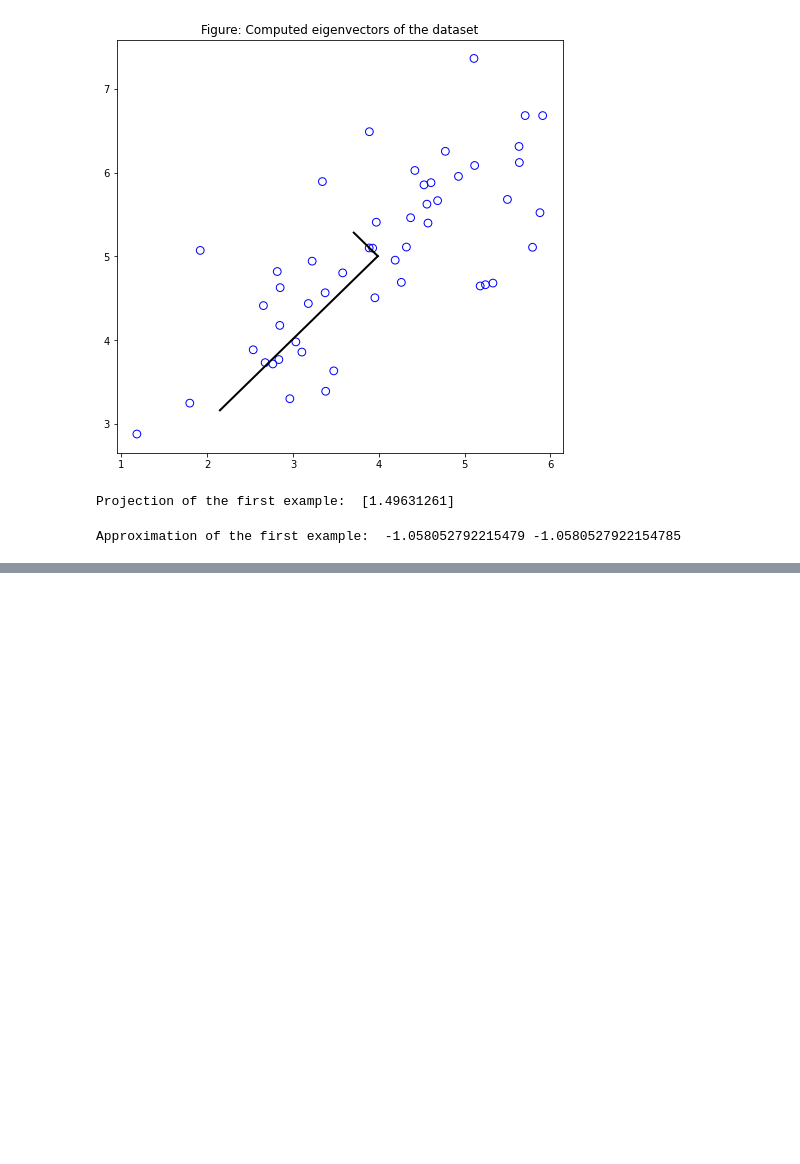
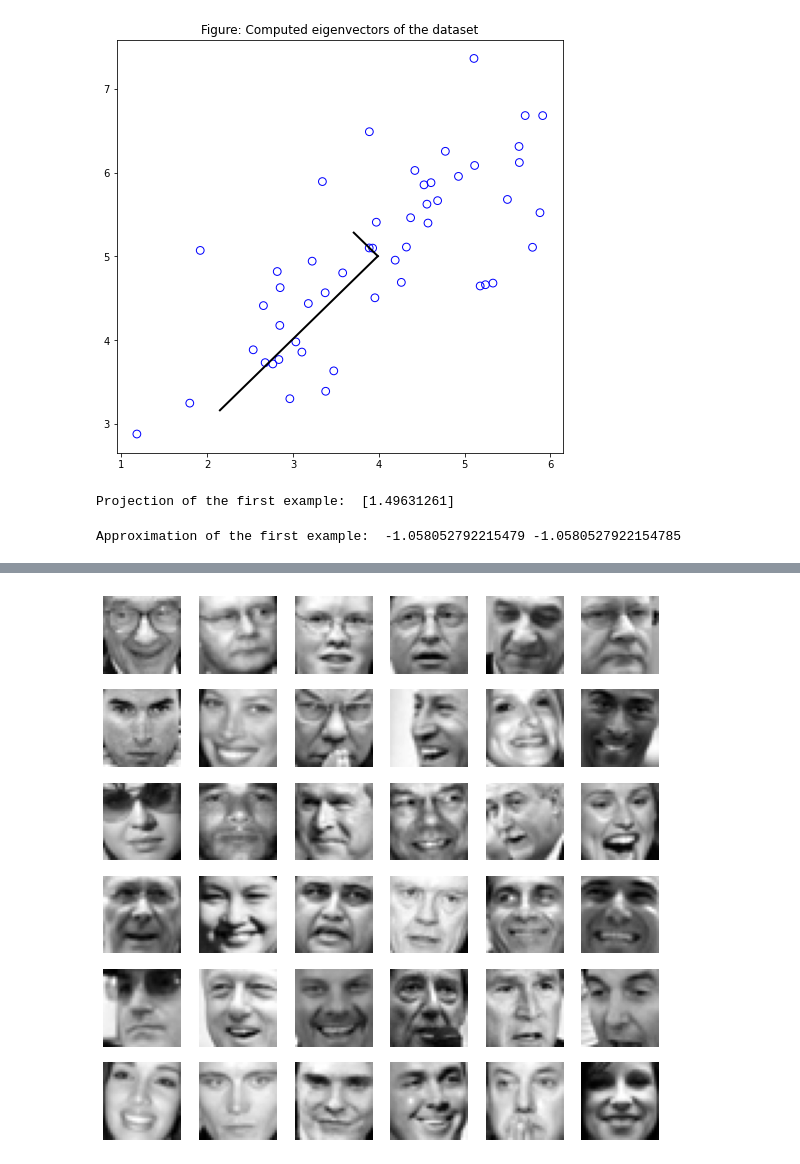
Before and after one commit to binhlxag273/LinearRegression, a Jupyter notebook: KMeans_PCA.ipynb, the cells around one changed output, grey strips where cells are left out. Drawn from its saved outputs; the diff is of its cells as text; code cells hidden in the pictures; blank space fills up the shorter version.

```diff
--- a/KMeans_PCA.ipynb
+++ b/KMeans_PCA.ipynb
@@ -221,0 +215,17 @@ array([[-0.52331306, -1.59279252],
+# %%
+# face image dataset
+X = np.genfromtxt('ex7faces.txt', delimiter = ' ')
+# %%
+def displayData(sel):
+    plt.figure(figsize = (10, 10))
+    for i in range(len(sel)):
+        img = sel[i, :].reshape((32, 32)).T
+        plt.subplot(6, 6, i + 1)
+        plt.imshow(img, cmap = 'gray')
+        plt.axis('off')
+    plt.show()
+    return
+# %%
+displayData(X[:36, :])
+# %% [output]
+[figure, added]
```
Also changed, not shown: parts of 6 cells of this notebook.
